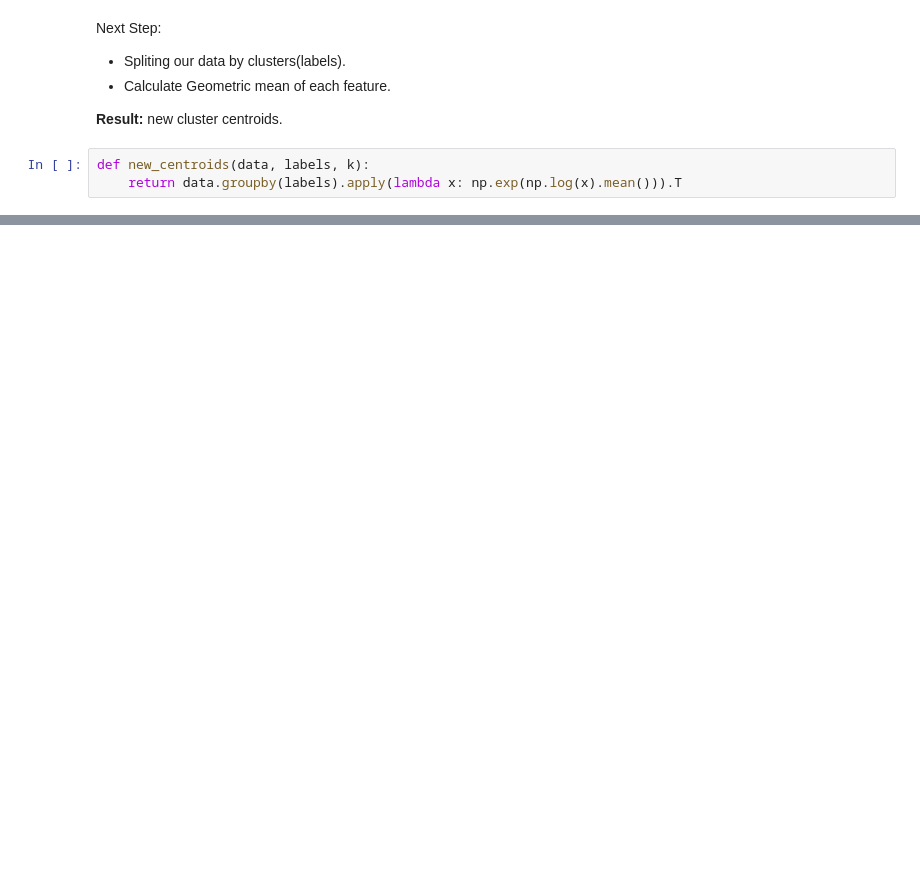
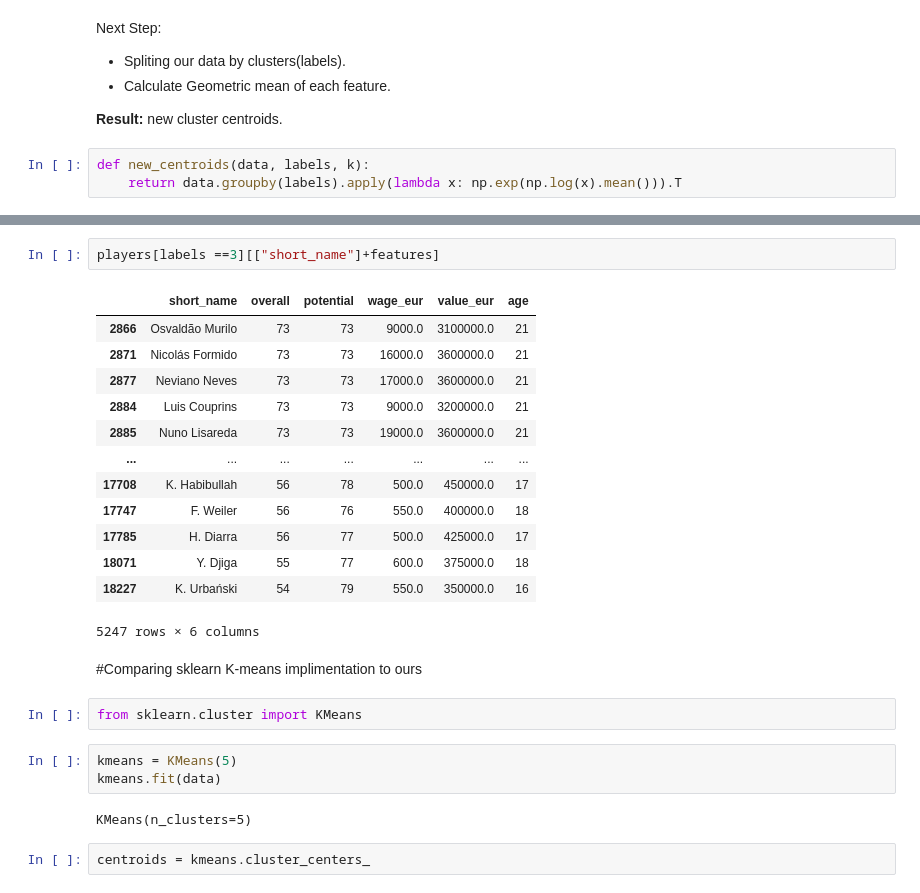
Before and after one commit to eddev00/Clustering-FIFA22-players, a Jupyter notebook: Clustering_FIFA22_players_Data.ipynb, the cells around one changed output, grey strips where cells are left out. Saved outputs shown, nothing was run; the diff lists cells and outputs as text; blank space fills up the shorter version.

```diff
--- a/Clustering_FIFA22_players_Data.ipynb
+++ b/Clustering_FIFA22_players_Data.ipynb
@@ -109,0 +156,27 @@ next_centroids
+# %%
+players[labels ==3][["short_name"]+features]
+# %% [output]
+|  | short_name | overall | potential | wage_eur | value_eur | age |
+| 2866 | Osvaldão Murilo | 73 | 73 | 9000.0 | 3100000.0 | 21 |
+| 2871 | Nicolás Formido | 73 | 73 | 16000.0 | 3600000.0 | 21 |
+| 2877 | Neviano Neves | 73 | 73 | 17000.0 | 3600000.0 | 21 |
+| 2884 | Luis Couprins | 73 | 73 | 9000.0 | 3200000.0 | 21 |
+| 2885 | Nuno Lisareda | 73 | 73 | 19000.0 | 3600000.0 | 21 |
+| ... | ... | ... | ... | ... | ... | ... |
+| 17708 | K. Habibullah | 56 | 78 | 500.0 | 450000.0 | 17 |
+| 17747 | F. Weiler | 56 | 76 | 550.0 | 400000.0 | 18 |
+| 17785 | H. Diarra | 56 | 77 | 500.0 | 425000.0 | 17 |
+| 18071 | Y. Djiga | 55 | 77 | 600.0 | 375000.0 | 18 |
+| 18227 | K. Urbański | 54 | 79 | 550.0 | 350000.0 | 16 |
+5247 rows × 6 columns
+# %% [markdown]
+#Comparing sklearn K-means implimentation to ours
+# %%
+from sklearn.cluster import KMeans
+# %%
+kmeans = KMeans(5)
+kmeans.fit(data)
+# %% [output]
+KMeans(n_clusters=5)
+# %%
+centroids = kmeans.cluster_centers_
```
Also changed, not shown: parts of 14 cells of this notebook.
